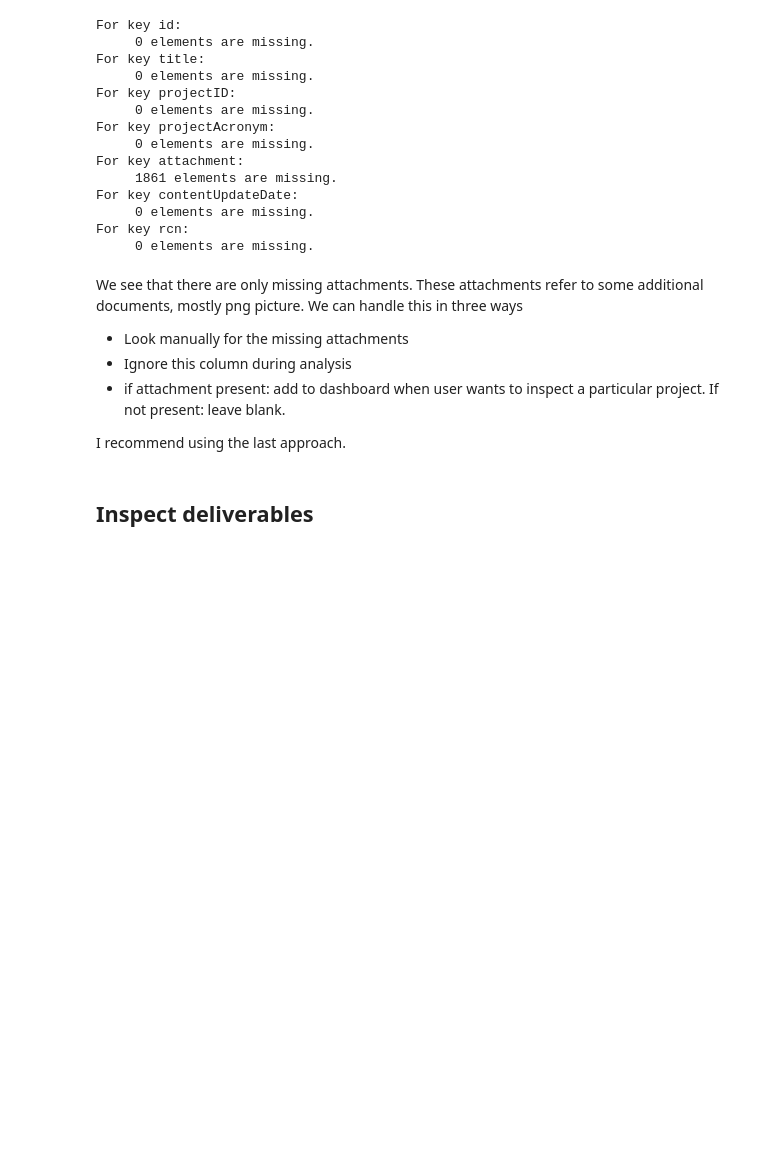
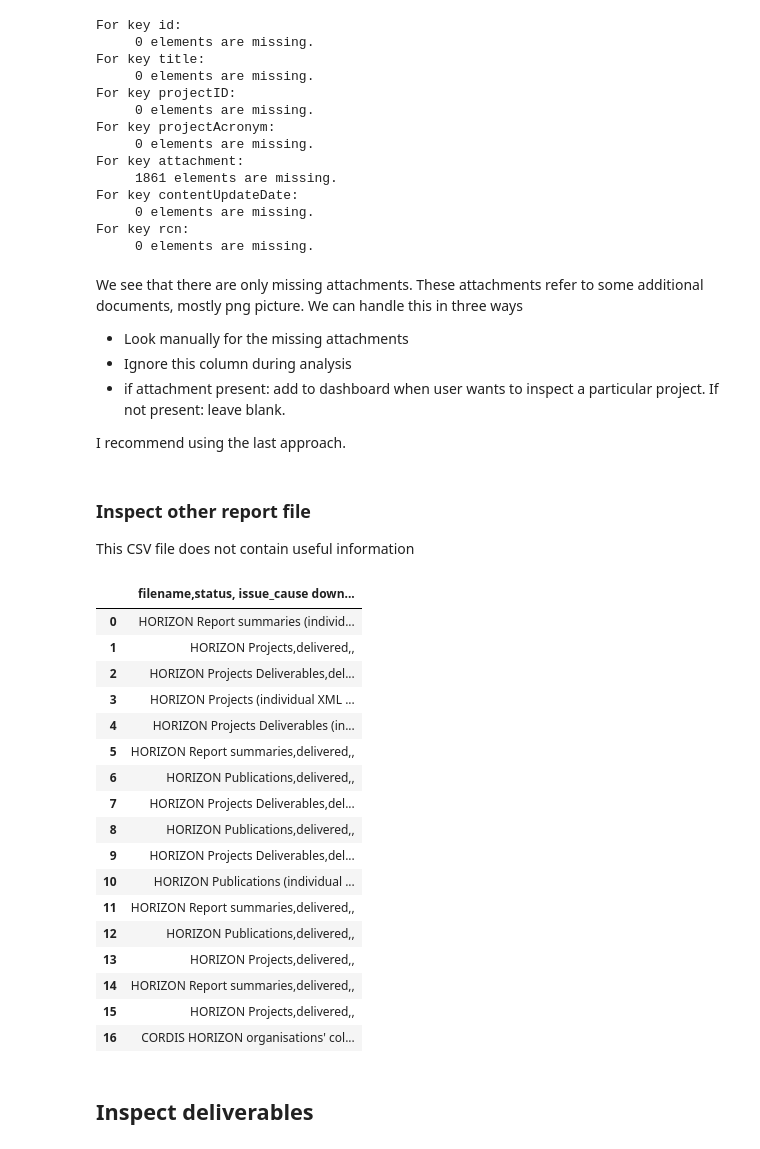
Before and after one commit to sulikismaylovv/EU_Horizon_Dashboard, a Jupyter notebook: notebooks/01_data_preparation.ipynb, the cells around one changed output. Cells and saved outputs as stored; diff of their text form; code cells hidden in the pictures; blank space fills up the shorter version.

```diff
--- a/notebooks/01_data_preparation.ipynb
+++ b/notebooks/01_data_preparation.ipynb
@@ -58,6 +58,7 @@ processed_dir = f'{parent_dir}/data/processed'
 
 # define file paths to project-specific files
 data_report_path = f'{raw_dir}/reportSummaries.csv'
+data_filereport_path = f'{raw_dir}/file_report.csv'
 data_publications_path = f'{raw_dir}/projectPublications.csv'
 data_deliverables_path = f'{raw_dir}/projectDeliverables.csv'
 # %%
@@ -135,6 +136,31 @@ I recommend using the last approach.
 project_reports_interim = data_report
 # save updated dataframe to data/interim
 project_reports_interim.to_csv(f'{interim_dir}/reportSummaries_interim.csv', delimiter=';')
+# %% [markdown]
+### Inspect other report file
+This CSV file does not contain useful information
+# %%
+data_filereport = pd.read_csv(data_filereport_path, delimiter=';')
+data_filereport
+# %% [output]
+|  | filename,status, issue_cause down... |
+| 0 | HORIZON Report summaries (individ... |
+| 1 | HORIZON Projects,delivered,, |
+| 2 | HORIZON Projects Deliverables,del... |
+| 3 | HORIZON Projects (individual XML ... |
+| 4 | HORIZON Projects Deliverables (in... |
+| 5 | HORIZON Report summaries,delivered,, |
+| 6 | HORIZON Publications,delivered,, |
+| 7 | HORIZON Projects Deliverables,del... |
+| 8 | HORIZON Publications,delivered,, |
+| 9 | HORIZON Projects Deliverables,del... |
+| 10 | HORIZON Publications (individual ... |
+| 11 | HORIZON Report summaries,delivered,, |
+| 12 | HORIZON Publications,delivered,, |
+| 13 | HORIZON Projects,delivered,, |
+| 14 | HORIZON Report summaries,delivered,, |
+| 15 | HORIZON Projects,delivered,, |
+| 16 | CORDIS HORIZON organisations' col... |
 # %% [markdown]
 ## Inspect deliverables
 # %%
```
Also changed, not shown: parts of 17 cells of this notebook.
